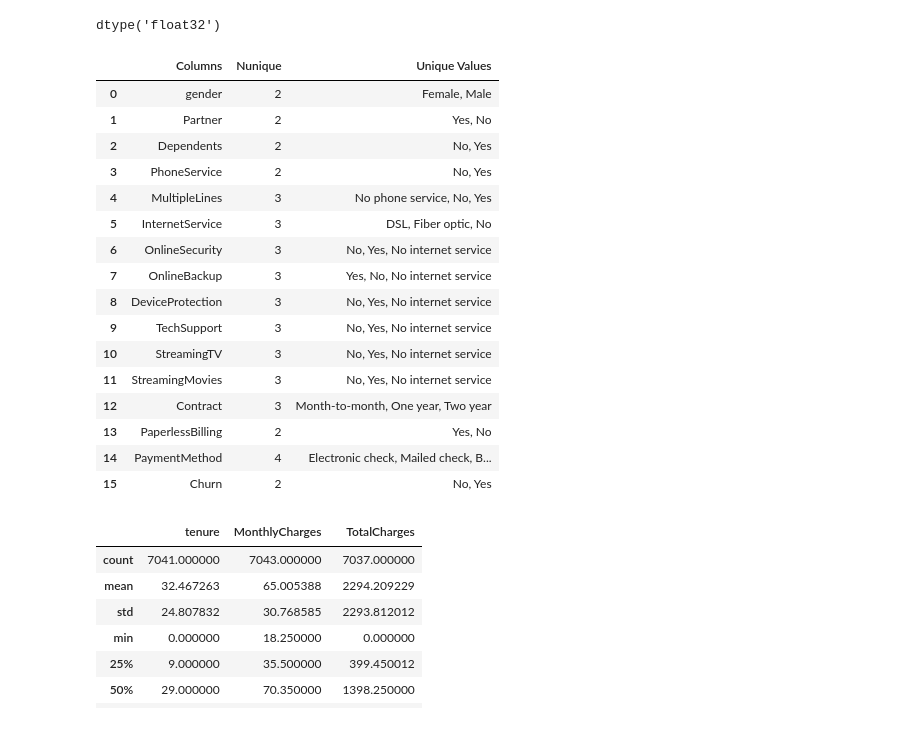
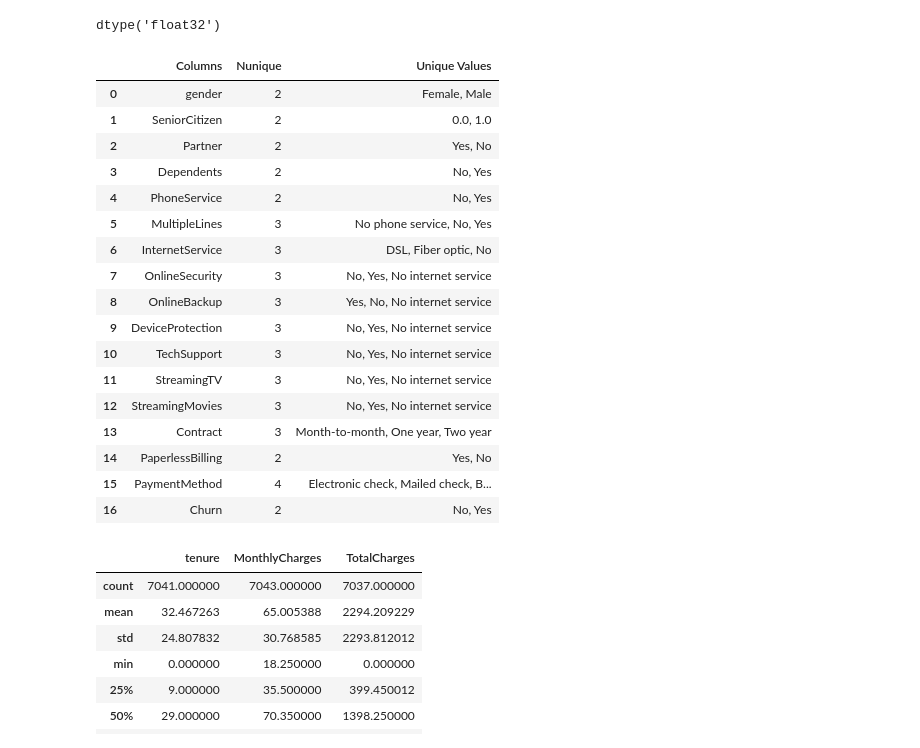
Before and after one commit to Vaibhav091416/Churn-Prediction-Using-Ensamle-learning, a Jupyter notebook: notebook/EDA.ipynb, the cells around one changed output. Cells and saved outputs as stored; diff of their text form; code cells hidden in the pictures.

```diff
--- a/notebook/EDA.ipynb
+++ b/notebook/EDA.ipynb
@@ -59,31 +59,32 @@ dtype('float32')
 # %%
 df.drop(columns=['customerID'],inplace=True)
 # %%
-ls = list(df.select_dtypes(include='object').columns)
+ls = list(df.select_dtypes(include=['object','category']).columns)
 d=pd.DataFrame()
 for i in ls:
     val = ', '.join(map(str, df[i].dropna().unique()))  # Convert to strings and drop NaNs
     n = df[i].nunique()
     d = pd.concat(
         [d, pd.DataFrame({'Columns': [i], 'Nunique': n, 'Unique Values': [val]})],
         ignore_index=True
     )
 d
 # %% [output]
 |  | Columns | Nunique | Unique Values |
 | 0 | gender | 2 | Female, Male |
-| 1 | Partner | 2 | Yes, No |
-| 2 | Dependents | 2 | No, Yes |
-| 3 | PhoneService | 2 | No, Yes |
-| 4 | MultipleLines | 3 | No phone service, No, Yes |
-| 5 | InternetService | 3 | DSL, Fiber optic, No |
-| 6 | OnlineSecurity | 3 | No, Yes, No internet service |
-| 7 | OnlineBackup | 3 | Yes, No, No internet service |
-| 8 | DeviceProtection | 3 | No, Yes, No internet service |
-| 9 | TechSupport | 3 | No, Yes, No internet service |
-| 10 | StreamingTV | 3 | No, Yes, No internet service |
-| 11 | StreamingMovies | 3 | No, Yes, No internet service |
-| 12 | Contract | 3 | Month-to-month, One year, Two year |
-| 13 | PaperlessBilling | 2 | Yes, No |
-| 14 | PaymentMethod | 4 | Electronic check, Mailed check, B... |
-| 15 | Churn | 2 | No, Yes |
+| 1 | SeniorCitizen | 2 | 0.0, 1.0 |
+| 2 | Partner | 2 | Yes, No |
+| 3 | Dependents | 2 | No, Yes |
+| 4 | PhoneService | 2 | No, Yes |
+| 5 | MultipleLines | 3 | No phone service, No, Yes |
+| 6 | InternetService | 3 | DSL, Fiber optic, No |
+| 7 | OnlineSecurity | 3 | No, Yes, No internet service |
+| 8 | OnlineBackup | 3 | Yes, No, No internet service |
+| 9 | DeviceProtection | 3 | No, Yes, No internet service |
+| 10 | TechSupport | 3 | No, Yes, No internet service |
+| 11 | StreamingTV | 3 | No, Yes, No internet service |
+| 12 | StreamingMovies | 3 | No, Yes, No internet service |
+| 13 | Contract | 3 | Month-to-month, One year, Two year |
+| 14 | PaperlessBilling | 2 | Yes, No |
+| 15 | PaymentMethod | 4 | Electronic check, Mailed check, B... |
+| 16 | Churn | 2 | No, Yes |
```
Also changed, not shown: parts of 2 cells of this notebook, 18 other files.
